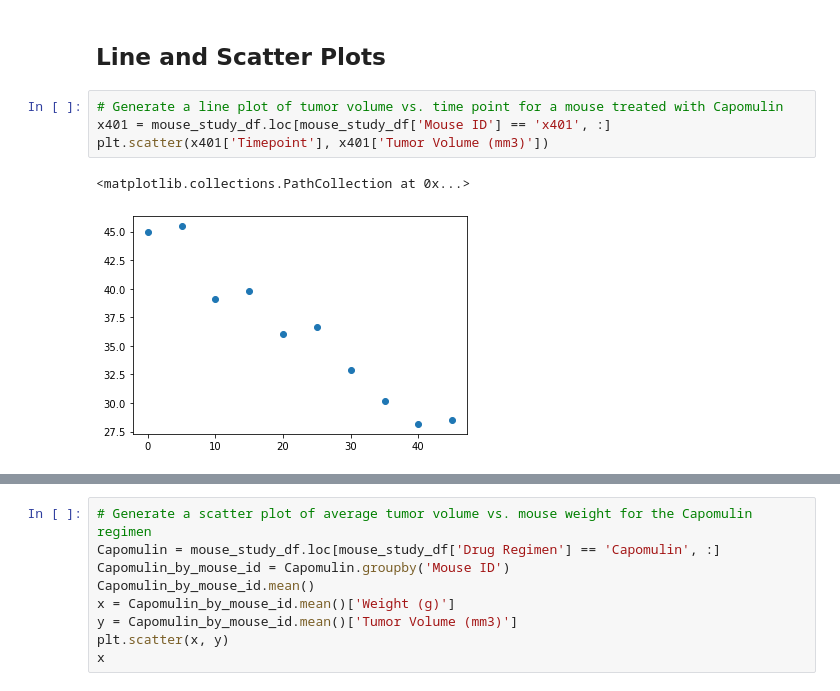
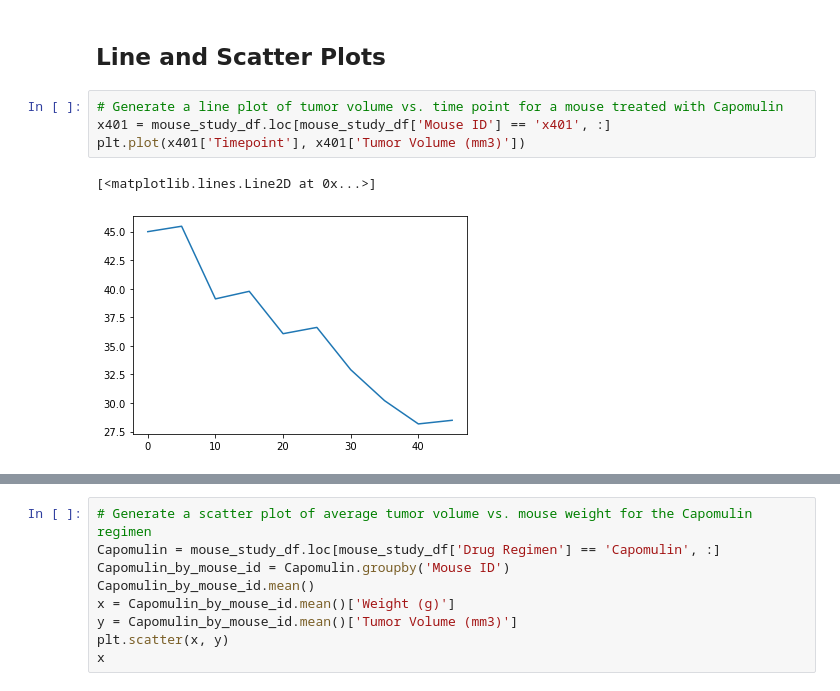
Before and after one commit to Linlin-Sun/GT_Bootcamp_DataViz_Matplotlib_Challenge, a Jupyter notebook: Pymaceuticals/pymaceuticals.ipynb, the cells around one changed output, grey strips where cells are left out. Cells and saved outputs as stored; diff of their text form.

```diff
--- a/Pymaceuticals/pymaceuticals.ipynb
+++ b/Pymaceuticals/pymaceuticals.ipynb
@@ -309,10 +324,10 @@ Text(0, 0.5, 'Final Tumor Volume (mm3)')
 # %%
 # Generate a line plot of tumor volume vs. time point for a mouse treated with Capomulin
 x401 = mouse_study_df.loc[mouse_study_df['Mouse ID'] == 'x401', :]
-plt.scatter(x401['Timepoint'], x401['Tumor Volume (mm3)'])
+plt.plot(x401['Timepoint'], x401['Tumor Volume (mm3)'])
 # %% [output]
-<matplotlib.collections.PathCollection at 0x...>
+[<matplotlib.lines.Line2D at 0x...>]
-[figure, old version]
+[figure, new version]
 # %%
 mouse_max_timepoint_df
 # %% [output]
```
Also changed, not shown: parts of 4 cells of this notebook.
